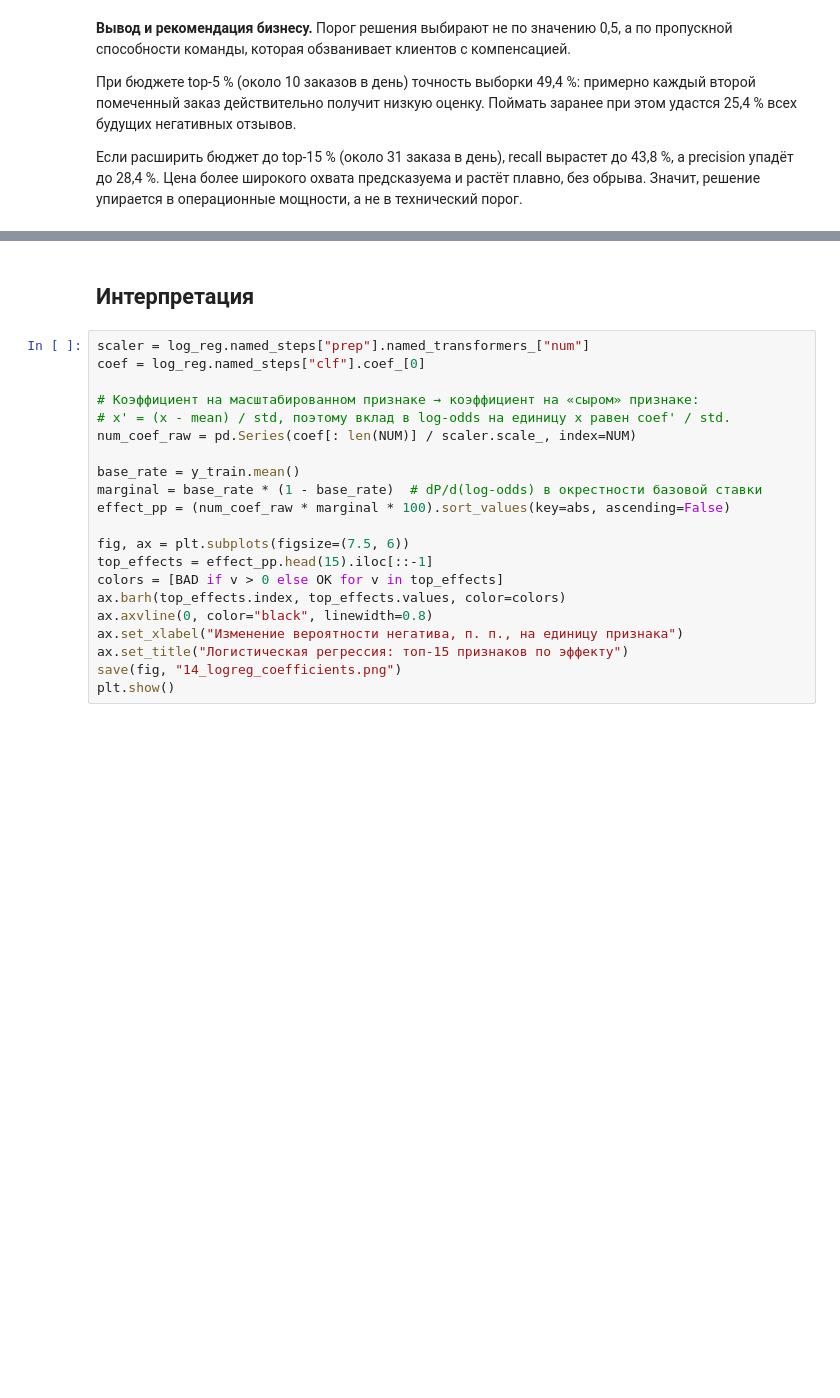
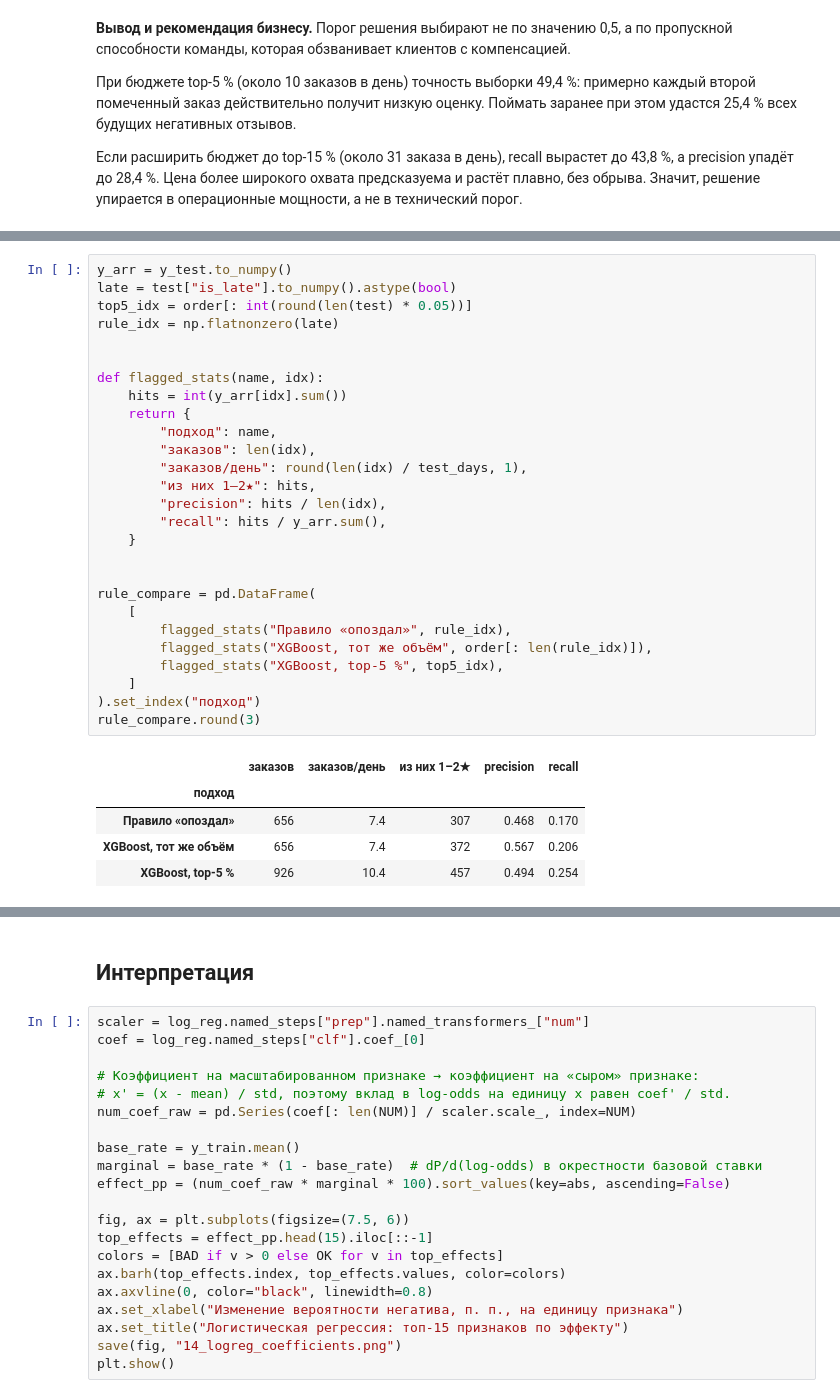
Before and after one commit to alexlebedevkz/olist-capstone-project, a Jupyter notebook: notebooks/03_modeling.ipynb, the cells around one changed output, grey strips where cells are left out. Saved outputs shown, nothing was run; the diff lists cells and outputs as text; blank space fills up the shorter version.

```diff
--- a/notebooks/03_modeling.ipynb
+++ b/notebooks/03_modeling.ipynb
@@ -409,0 +418,33 @@ plt.show()
+# %%
+y_arr = y_test.to_numpy()
+late = test["is_late"].to_numpy().astype(bool)
+top5_idx = order[: int(round(len(test) * 0.05))]
+rule_idx = np.flatnonzero(late)
+
+
+def flagged_stats(name, idx):
+    hits = int(y_arr[idx].sum())
+    return {
+        "подход": name,
+        "заказов": len(idx),
+        "заказов/день": round(len(idx) / test_days, 1),
+        "из них 1–2★": hits,
+        "precision": hits / len(idx),
+        "recall": hits / y_arr.sum(),
+    }
+
+
+rule_compare = pd.DataFrame(
+    [
+        flagged_stats("Правило «опоздал»", rule_idx),
+        flagged_stats("XGBoost, тот же объём", order[: len(rule_idx)]),
+        flagged_stats("XGBoost, top-5 %", top5_idx),
+    ]
+).set_index("подход")
+rule_compare.round(3)
+# %% [output]
+|  | заказов | заказов/день | из них 1–2★ | precision | recall |
+| подход |  |  |  |  |  |
+| Правило «опоздал» | 656 | 7.4 | 307 | 0.468 | 0.170 |
+| XGBoost, тот же объём | 656 | 7.4 | 372 | 0.567 | 0.206 |
+| XGBoost, top-5 % | 926 | 10.4 | 457 | 0.494 | 0.254 |
```
Also changed, not shown: parts of 10 cells of this notebook, 1 other file.
